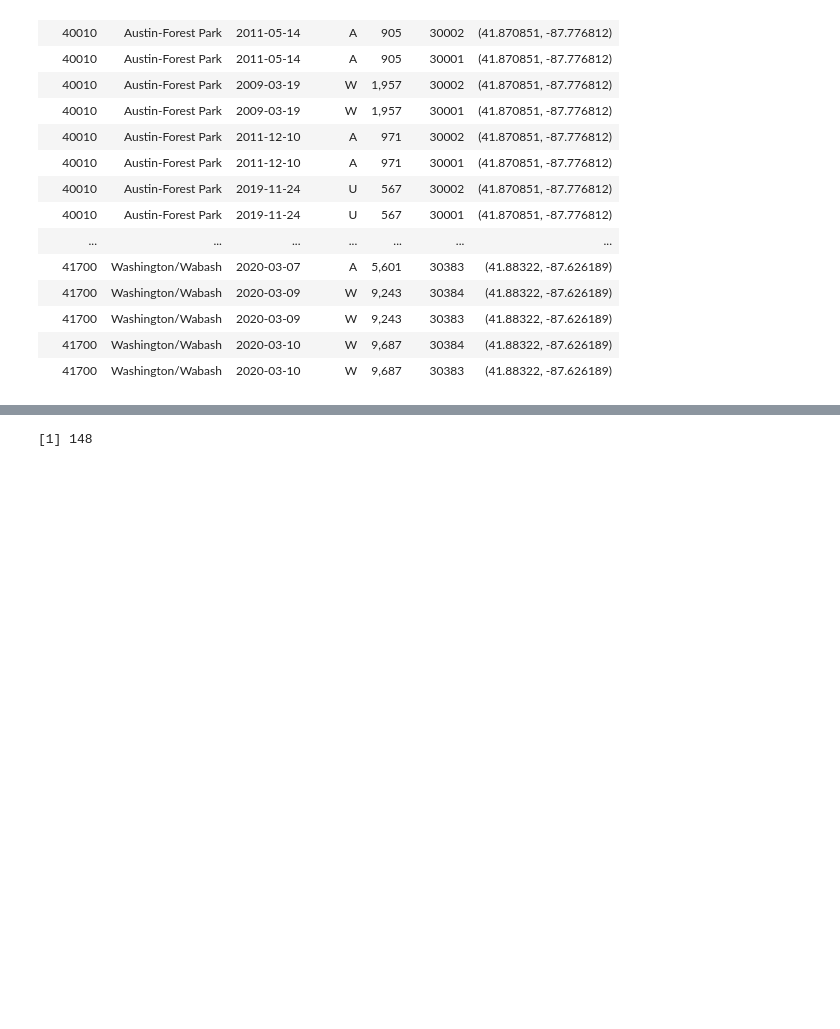
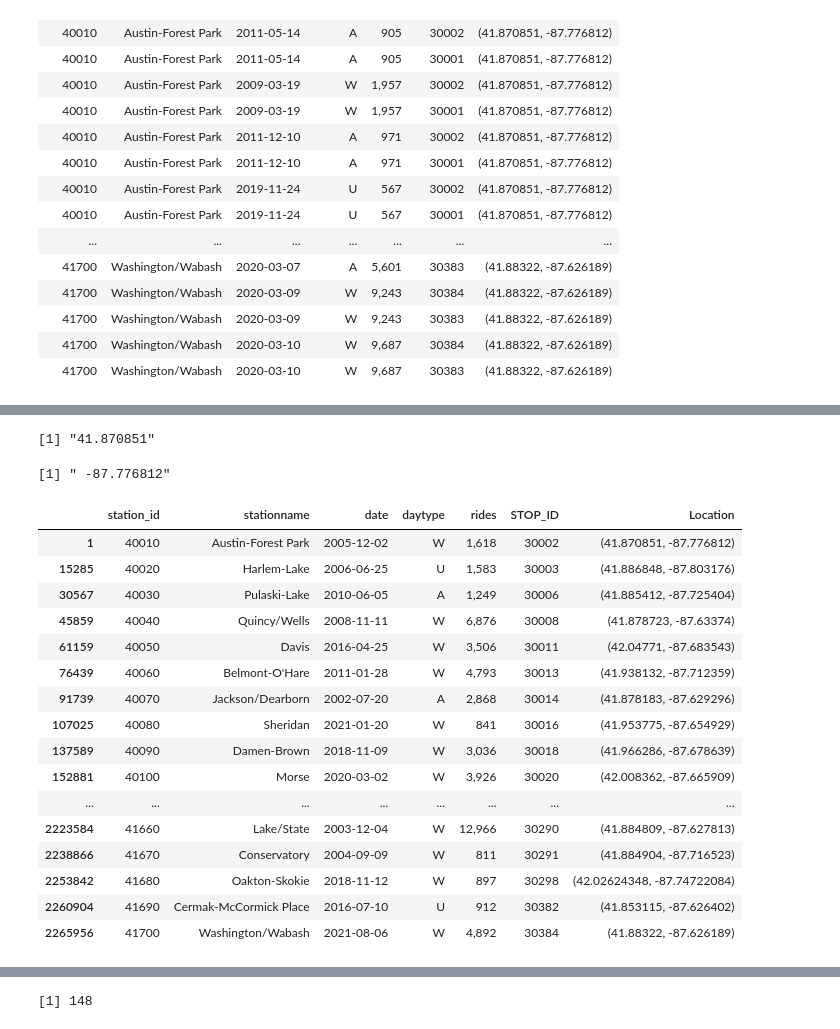
Before and after one commit to kaowayne8/CS424_Project2, a Jupyter notebook: DraftNotebook.ipynb, the cells around one changed output, grey strips where cells are left out. Cells and saved outputs as stored; diff of their text form; code cells hidden in the pictures; blank space fills up the shorter version.

```diff
--- a/DraftNotebook.ipynb
+++ b/DraftNotebook.ipynb
@@ -173,0 +127,36 @@ ggplot(data=test1, aes(x=factor(test1$stationname), y=as.numeric(test1$rides)))
+# %%
+test3<-something[1,]
+num <- test3$Location #coordinate
+
+size <- nchar(as.character(num))
+coord <- substr(num, 2, size)
+size <- nchar(as.character(coord))
+coord <- substr(coord, 1, size-1)
+coord_arr <- strsplit(coord, split=",")
+coord_frame<-matrix(unlist(coord_arr[1]), ncol=1)
+coord_frame[1,]
+coord_frame[2,]
+# %% [output]
+[1] "41.870851"
+[1] " -87.776812"
+# %%
+coordinates <- simple[!duplicated(simple$stationname), ]
+coordinates
+# %% [output]
+|  | station_id | stationname | date | daytype | rides | STOP_ID | Location |
+| 1 | 40010 | Austin-Forest Park | 2005-12-02 | W | 1,618 | 30002 | (41.870851, -87.776812) |
+| 15285 | 40020 | Harlem-Lake | 2006-06-25 | U | 1,583 | 30003 | (41.886848, -87.803176) |
+| 30567 | 40030 | Pulaski-Lake | 2010-06-05 | A | 1,249 | 30006 | (41.885412, -87.725404) |
+| 45859 | 40040 | Quincy/Wells | 2008-11-11 | W | 6,876 | 30008 | (41.878723, -87.63374) |
+| 61159 | 40050 | Davis | 2016-04-25 | W | 3,506 | 30011 | (42.04771, -87.683543) |
+| 76439 | 40060 | Belmont-O'Hare | 2011-01-28 | W | 4,793 | 30013 | (41.938132, -87.712359) |
+| 91739 | 40070 | Jackson/Dearborn | 2002-07-20 | A | 2,868 | 30014 | (41.878183, -87.629296) |
+| 107025 | 40080 | Sheridan | 2021-01-20 | W | 841 | 30016 | (41.953775, -87.654929) |
+| 137589 | 40090 | Damen-Brown | 2018-11-09 | W | 3,036 | 30018 | (41.966286, -87.678639) |
+| 152881 | 40100 | Morse | 2020-03-02 | W | 3,926 | 30020 | (42.008362, -87.665909) |
+| ... | ... | ... | ... | ... | ... | ... | ... |
+| 2223584 | 41660 | Lake/State | 2003-12-04 | W | 12,966 | 30290 | (41.884809, -87.627813) |
+| 2238866 | 41670 | Conservatory | 2004-09-09 | W | 811 | 30291 | (41.884904, -87.716523) |
+| 2253842 | 41680 | Oakton-Skokie | 2018-11-12 | W | 897 | 30298 | (42.02624348, -87.74722084) |
+| 2260904 | 41690 | Cermak-McCormick Place | 2016-07-10 | U | 912 | 30382 | (41.853115, -87.626402) |
+| 2265956 | 41700 | Washington/Wabash | 2021-08-06 | W | 4,892 | 30384 | (41.88322, -87.626189) |
```
Also changed, not shown: parts of 6 cells of this notebook, 1 other file.
